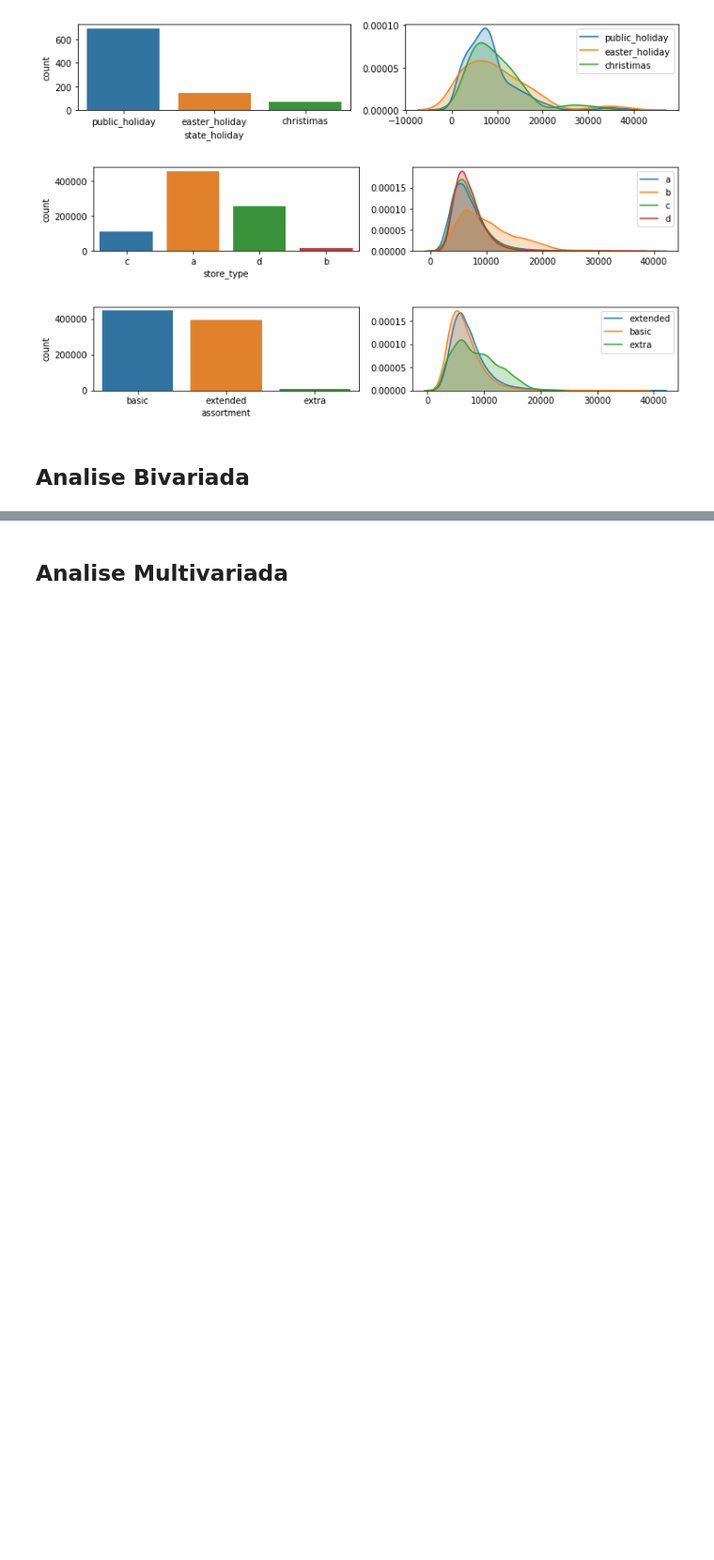
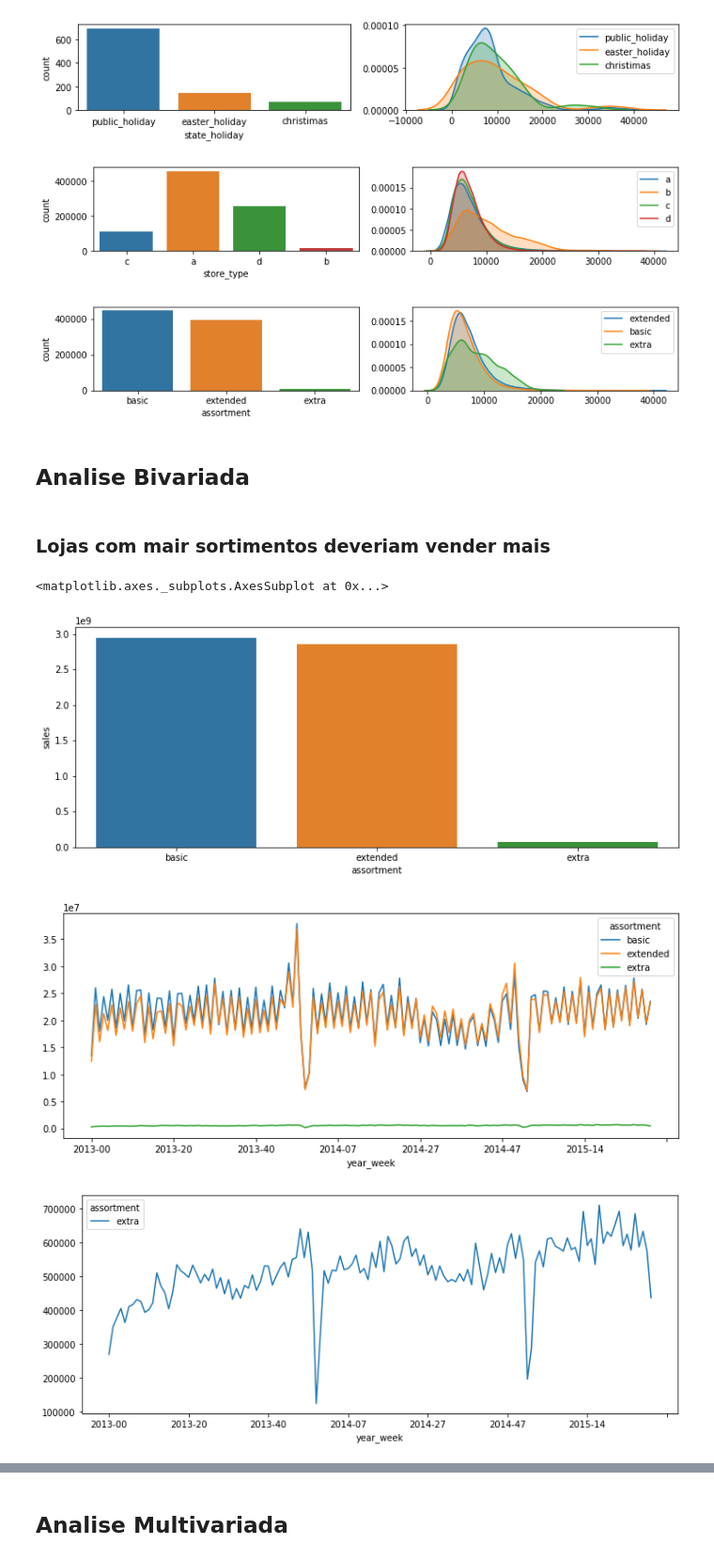
Before and after one commit to daianeklein/rossmann-store, a Jupyter notebook: Modulos/m04_v01_store_sales_prediction.ipynb, the cells around one changed output, grey strips where cells are left out. Shown at 94% size. Saved outputs shown, nothing was run; the diff lists cells and outputs as text; code cells hidden in the pictures; blank space fills up the shorter version.

Commit message:
add data analysis a2

```diff
--- a/Modulos/m04_v01_store_sales_prediction.ipynb
+++ b/Modulos/m04_v01_store_sales_prediction.ipynb
@@ -556,3 +572,20 @@ sns.kdeplot(df4[df4['assortment'] == 'extra']['sales'], label = 'extra', shade =
 [figure]
 # %% [markdown]
 ## Analise Bivariada
+# %% [markdown]
+### Lojas com mair sortimentos deveriam vender mais
+# %%
+aux1 = df4[['assortment', 'sales']].groupby('assortment').sum().reset_index()
+plt.figure(figsize=(12,4.5))
+sns.barplot(x='assortment', y='sales', data = aux1);
+
+aux2 = df4[['year_week', 'assortment', 'sales']].groupby(['year_week', 'assortment']).sum().reset_index()
+aux2.pivot(index = 'year_week', columns = 'assortment', values = 'sales').plot(figsize=(12, 4.5))
+
+aux3 = aux2[aux2['assortment'] == 'extra']
+aux3.pivot(index = 'year_week', columns ='assortment', values = 'sales').plot(figsize=(12, 4.5))
+# %% [output]
+<matplotlib.axes._subplots.AxesSubplot at 0x...>
+[figure, added]
+[figure, added]
+[figure, added]
```
Also changed, not shown: parts of 13 cells of this notebook.
